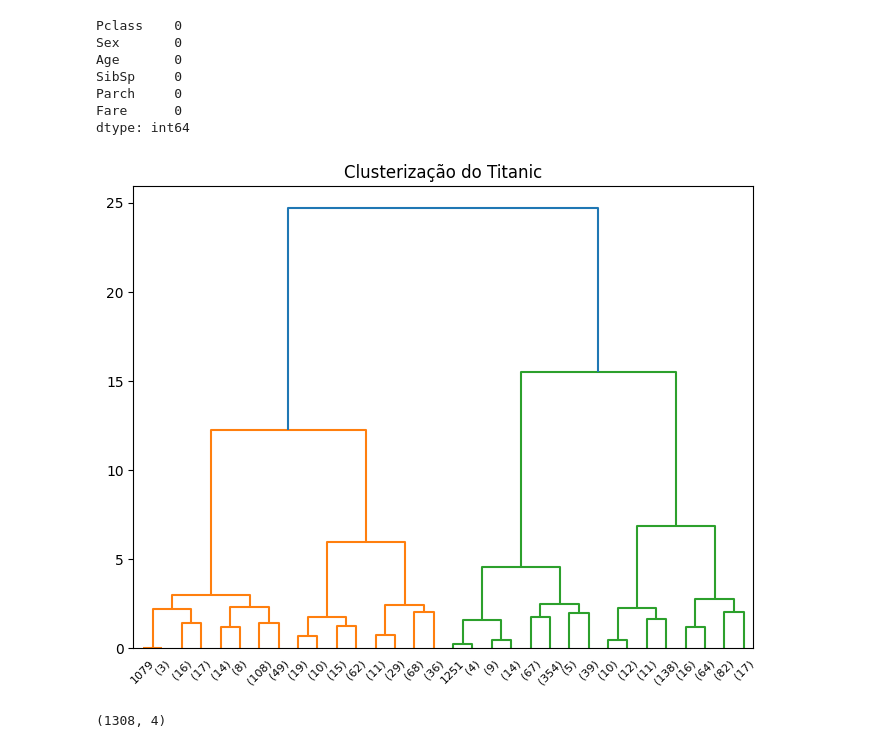
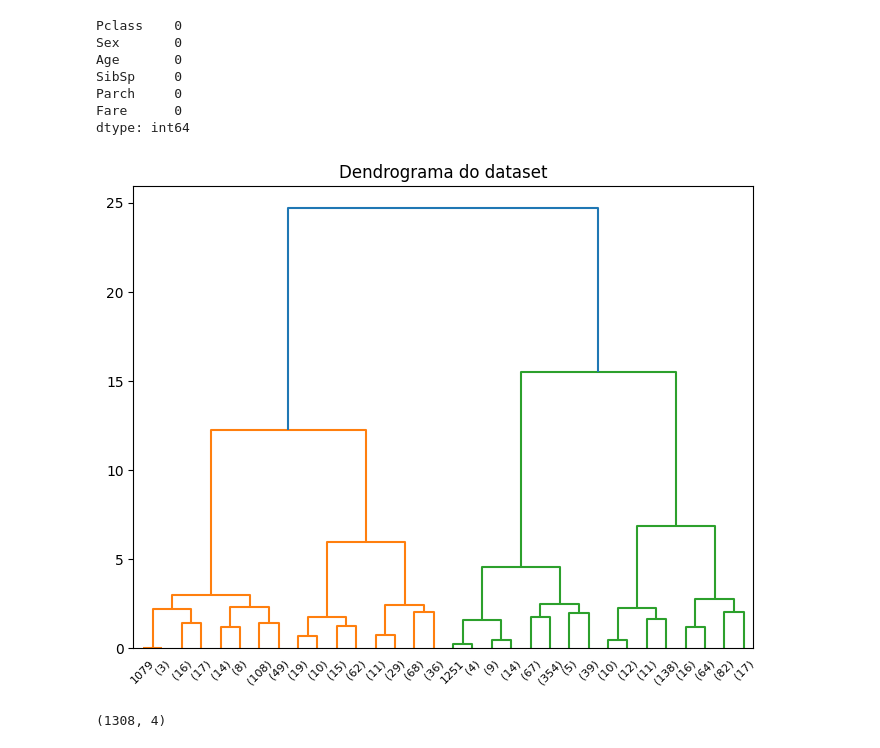
Before and after one commit to marcello10/Agrupamento_Hierarquico, a Jupyter notebook: hierachical_clustering.ipynb, the cells around one changed output. Cells and saved outputs as stored; diff of their text form; code cells hidden in the pictures.

Commit message:
alteração no dendrograma

```diff
--- a/hierachical_clustering.ipynb
+++ b/hierachical_clustering.ipynb
@@ -110,13 +109,13 @@ dtype: int64
 # %%
 from scipy.cluster.hierarchy import dendrogram, linkage,ward
 
 #linkage realiza clusterização hierárquica a fim de se construir um dendrograma
 fig,ax = plt.subplots(figsize=(8,6))
 dendrogram(linkage(X,method='ward'),truncate_mode='level', p=4)
-plt.title("Clusterização do Titanic")
+plt.title("Dendrograma do dataset")
 plt.show()
 # %% [output]
-[figure, old version]
+[figure, new version]
 # %%
 pca = PCA(n_components=2)
 X_pca =pca.fit_transform(X)
```
Also changed, not shown: parts of 1 cell of this notebook.
